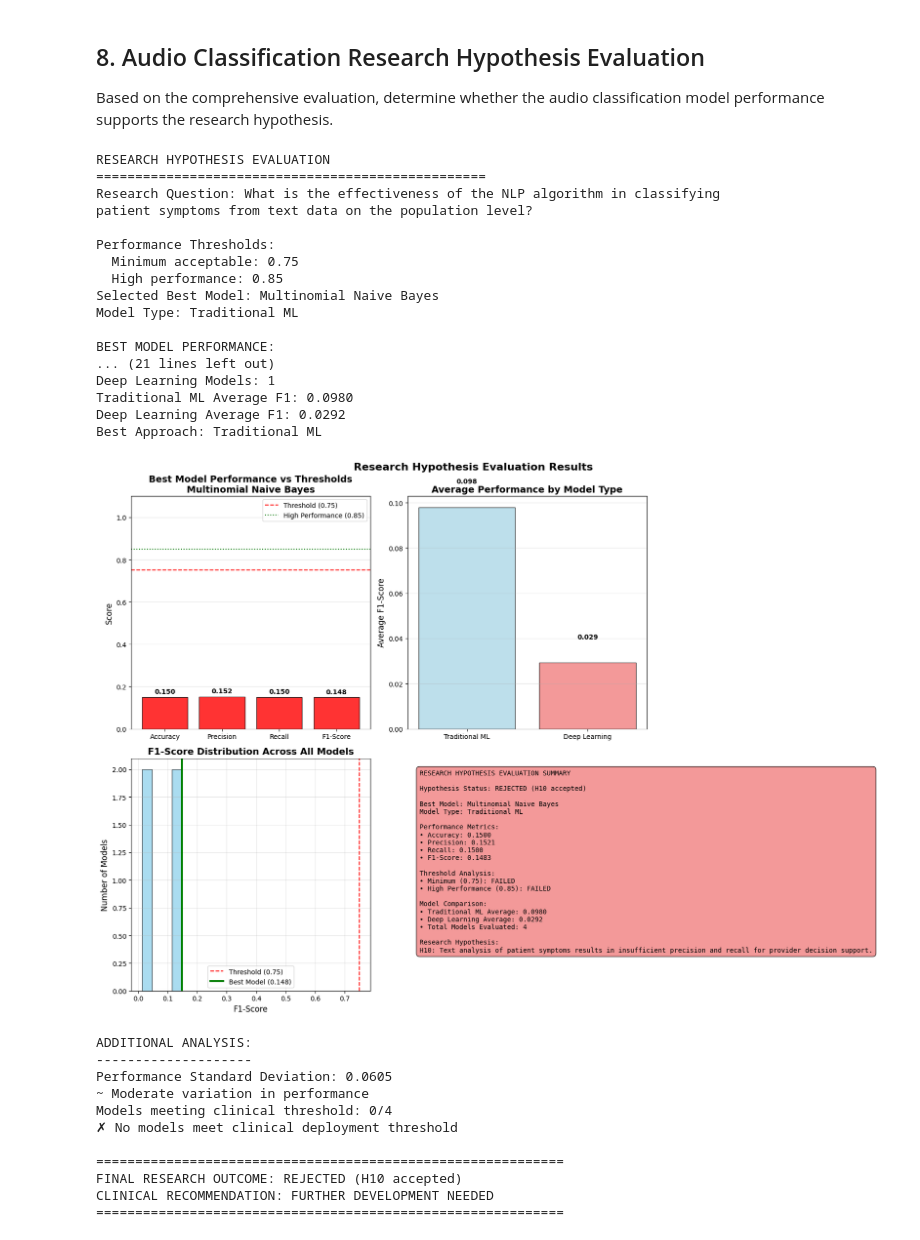
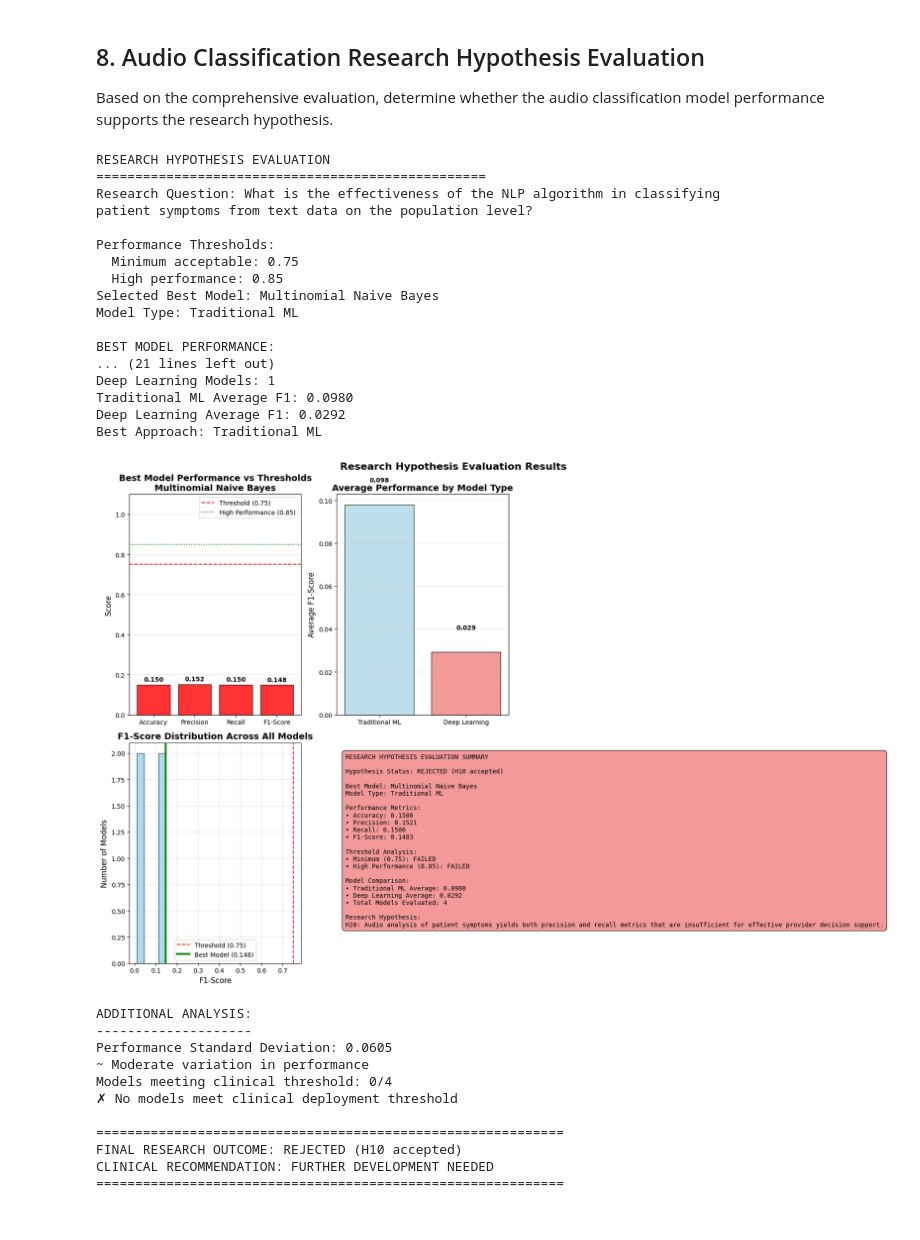
Before and after one commit to HAMEEMM/multimodal_medical_diagnosis, a Jupyter notebook: notebooks/medical_diagnosis_audio_classification.ipynb, the cells around one changed output. Cells and saved outputs as stored; diff of their text form; code cells hidden in the pictures.

```diff
--- a/notebooks/medical_diagnosis_audio_classification.ipynb
+++ b/notebooks/medical_diagnosis_audio_classification.ipynb
@@ -6372,13 +6771,13 @@ else:
 
     # Determine research conclusion based on performance level achieved
     if high_performance:  # If all metrics exceed 85% - exceptional performance
-        conclusion = "H1a: Text analysis of patient symptoms results in HIGH precision and recall sufficient for provider decision support."
+        conclusion = "H2a: Audio analysis of patient symptoms results in HIGH precision and recall sufficient for provider decision support."
         conclusion_status = "STRONGLY ACCEPTED"
     elif overall_sufficient:  # If all metrics exceed 75% - acceptable performance
-        conclusion = "H1a: Text analysis of patient symptoms results in precision and recall sufficient for provider decision support."
+        conclusion = "H2a: Audio analysis of patient symptoms results in precision and recall sufficient for provider decision support."
         conclusion_status = "ACCEPTED"
     else:  # If any metric falls below 75% - insufficient performance
-        conclusion = "H10: Text analysis of patient symptoms results in insufficient precision and recall for provider decision support."
+        conclusion = "H20: Audio analysis of patient symptoms yields both precision and recall metrics that are insufficient for effective provider decision support."
         conclusion_status = "REJECTED (H10 accepted)"
 
     print(f"Status: {conclusion_status}")
@@ -6559,34 +6958,34 @@ Research Hypothesis:
             'accuracy': best_accuracy,
             'precision': best_precision,
             'recall': best_recall,
             'f1_score': best_f1
         },
         'threshold_analysis': {
             'meets_minimum': overall_sufficient,
             'meets_high_performance': high_performance,
             'models_above_threshold': models_above_threshold,
             'total_models': len(comparison_df)
         }
     }
 # %% [output]
 RESEARCH HYPOTHESIS EVALUATION
 ==================================================
 Research Question: What is the effectiveness of the NLP algorithm in classifying
 patient symptoms from text data on the population level?
 
 Performance Thresholds:
   Minimum acceptable: 0.75
   High performance: 0.85
 Selected Best Model: Multinomial Naive Bayes
 Model Type: Traditional ML
 
 BEST MODEL PERFORMANCE:
 ... (21 lines left out)
 Deep Learning Models: 1
 Traditional ML Average F1: 0.0980
 Deep Learning Average F1: 0.0292
 Best Approach: Traditional ML
-[figure, old version]
+[figure, new version]
 ADDITIONAL ANALYSIS:
 --------------------
 Performance Standard Deviation: 0.0605
```
Also changed, not shown: parts of 20 cells of this notebook.
